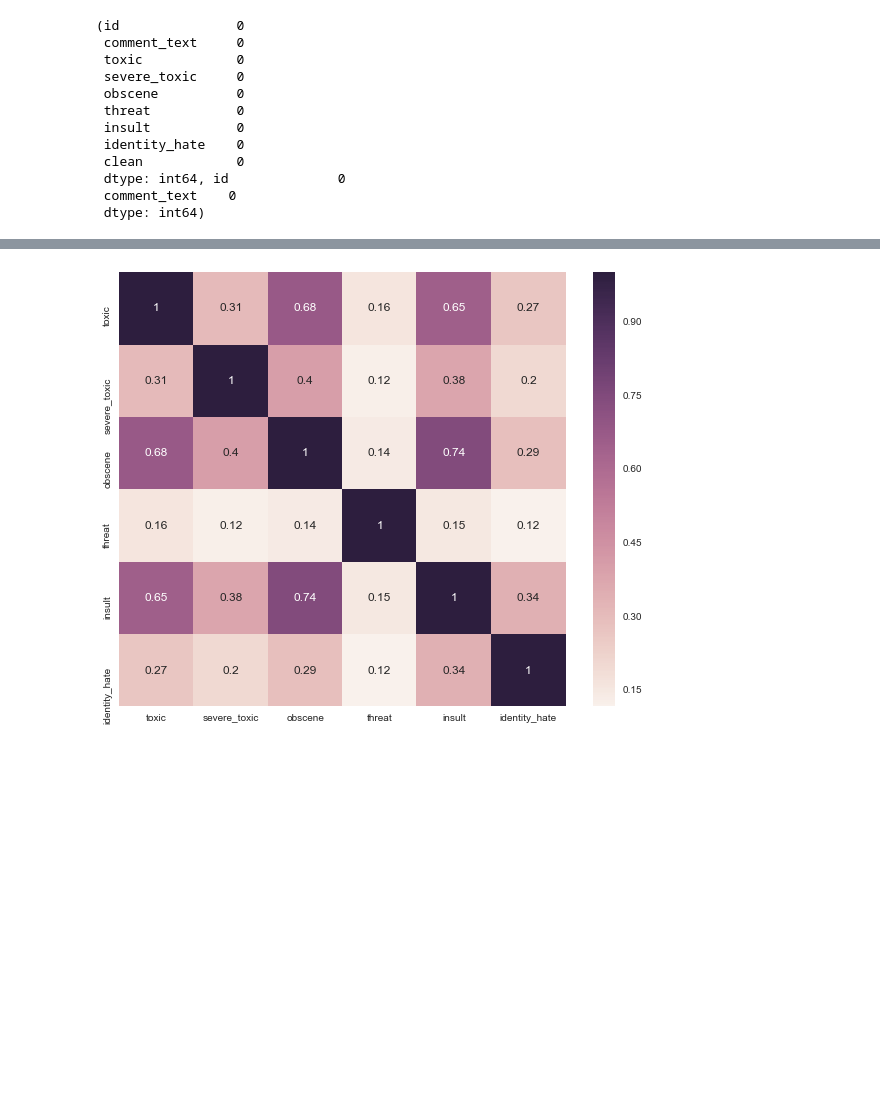
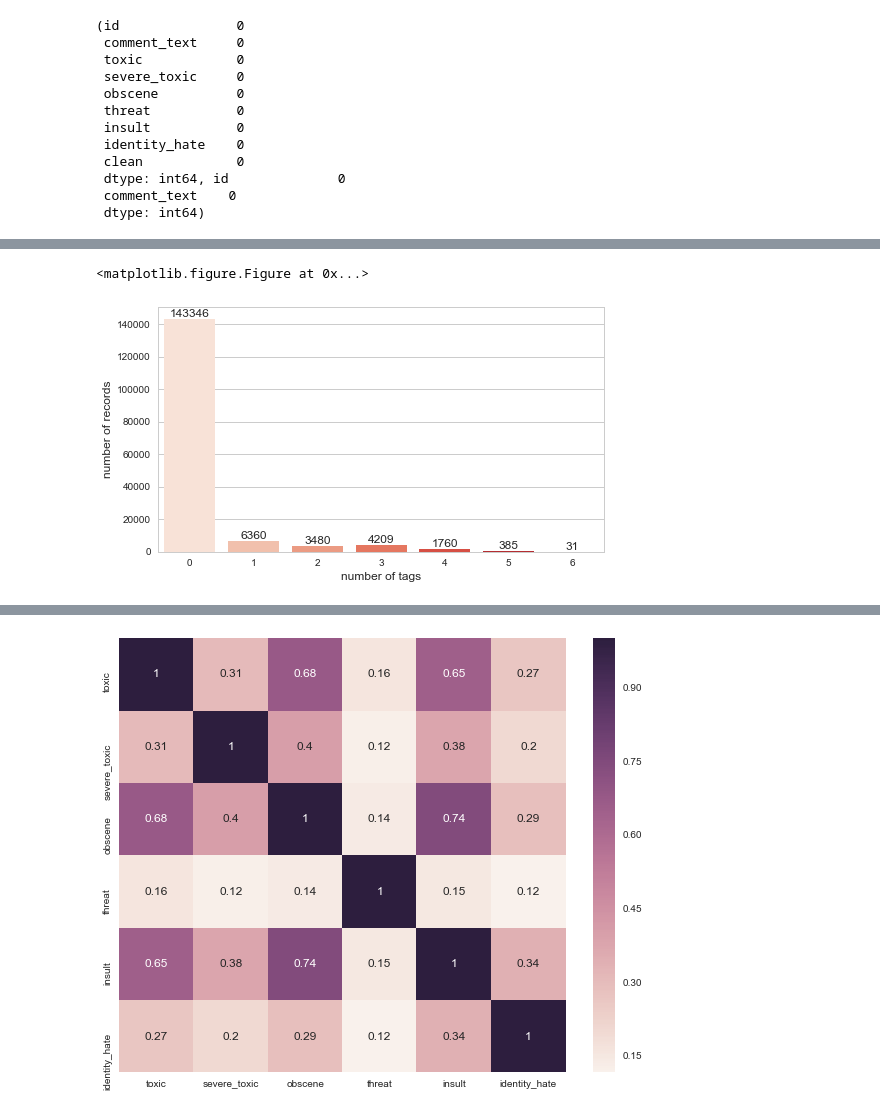
Before and after one commit to ziyaotang/toxic_comment_classification, a Jupyter notebook: toxic_comment_classification.ipynb, the cells around one changed output, grey strips where cells are left out. Cells and saved outputs as stored; diff of their text form; code cells hidden in the pictures; blank space fills up the shorter version.

```diff
--- a/toxic_comment_classification.ipynb
+++ b/toxic_comment_classification.ipynb
@@ -141,3 +140,26 @@ plot_subtype = bar_plot_label(column_sum.index, column_sum.values, 'Subtype', 'n
+# %%
+multi_tags = [ sum(row_sum == i) for i in range(7)]
+multi_tags = pd.Series(multi_tags, index = [0,1,2,3,4,5,6])
+plt.figure()
+color_reds = sns.color_palette("Reds", n_colors=7, desat=1)
+
+# barplot for different labels
+plt.figure(figsize=(8,4.5))
+ax_1 = sns.barplot(multi_tags.index, multi_tags.values, palette = color_reds)
+plt.xlabel('number of tags', fontsize = 12)
+plt.ylabel('number of records', fontsize = 12)
+
+# add the text labels
+for rect, label in zip(ax_1.patches, multi_tags.values):
+        ax_1.text(rect.get_x() + rect.get_width()/2, rect.get_height(), label,ha = 'center', va='bottom')
+
+# save the figure as .eps file
+fig_multi_tags = px.get_figure()
+fig_multi_tags.savefig('figure/multi_tags.eps')
+plt.show()
+# %% [output]
+<matplotlib.figure.Figure at 0x...>
+[figure, added]
 # %%
 # multi-tagging
 multi_tags = [ sum(row_sum == i) for i in range(7)]
```
Also changed, not shown: parts of 10 cells of this notebook, 1 other file.
